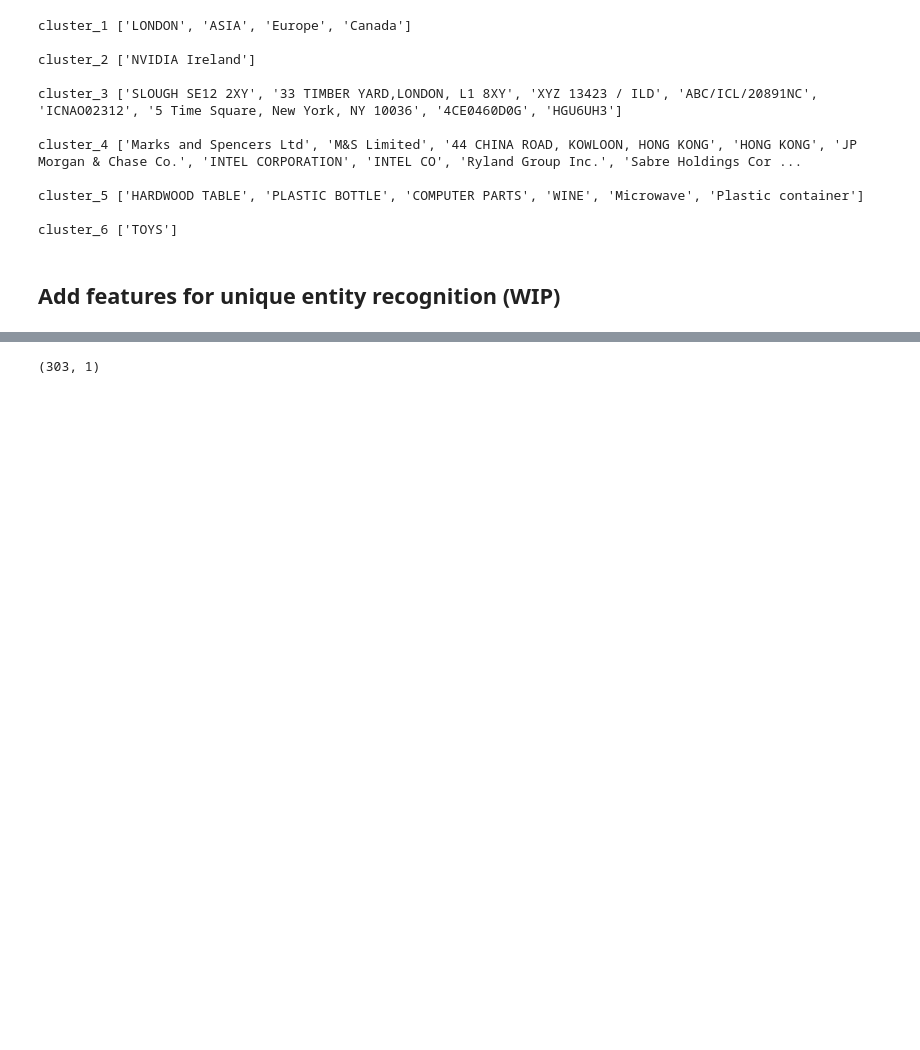
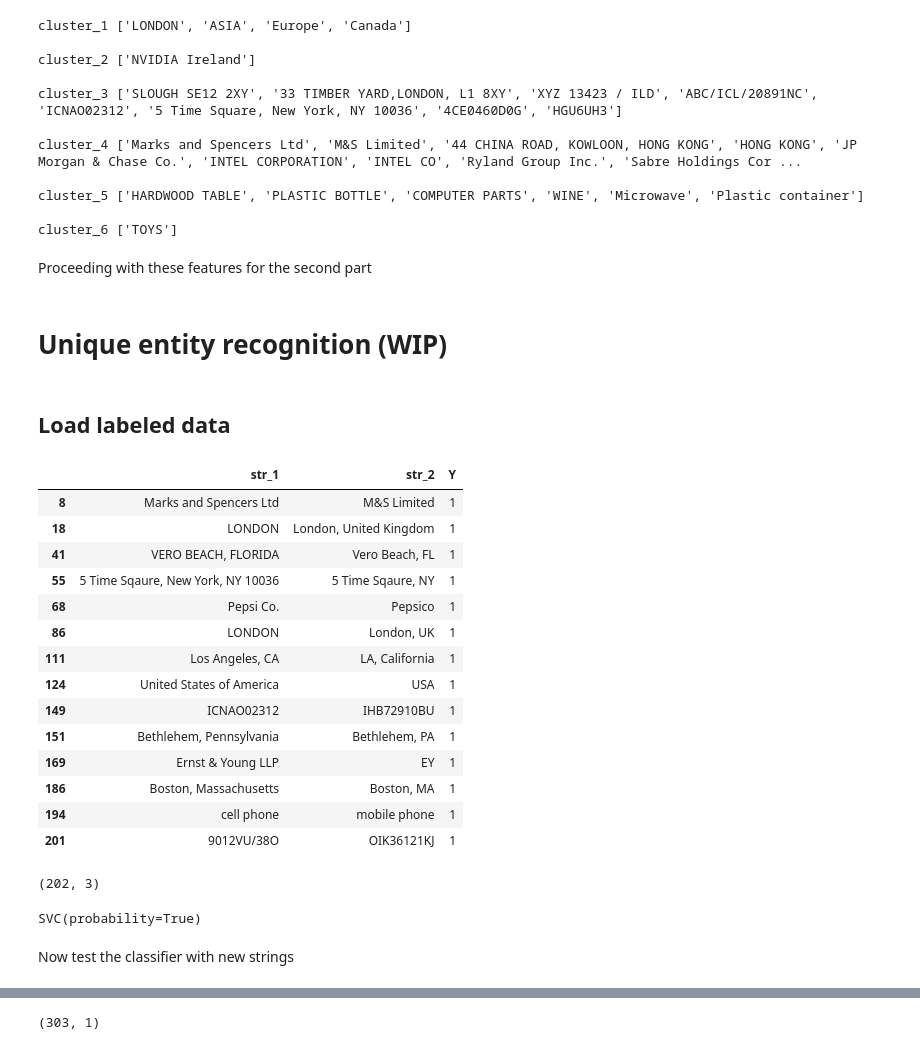
Before and after one commit to zhenyuli1216/Unique-Entity-Identification, a Jupyter notebook: src/v2.ipynb, the cells around one changed output, grey strips where cells are left out. Drawn from its saved outputs; the diff is of its cells as text; code cells hidden in the pictures; blank space fills up the shorter version.

```diff
--- a/src/v2.ipynb
+++ b/src/v2.ipynb
@@ -222,4 +190,6 @@ df = df.drop(columns = ['hierarchy_label'])
+# %% [markdown]
+Proceeding with these features for the second part
 # %% [markdown]
-## Add features for unique entity recognition (WIP)
+# Unique entity recognition (WIP)
 # %%
 import scipy.spatial.distance as D
@@ -225,0 +197,26 @@ import scipy.spatial.distance as D
+# %% [markdown]
+## Load labeled data
+# %%
+labeled = pd.read_excel('../data/Book1.xlsx') # test string INTEL CORPORATION
+# %%
+labeled[labeled.Y==1] # I created some examples of equivalent entities
+# %% [output]
+|  | str_1 | str_2 | Y |
+| 8 | Marks and Spencers Ltd | M&S Limited | 1 |
+| 18 | LONDON | London, United Kingdom | 1 |
+| 41 | VERO BEACH, FLORIDA | Vero Beach, FL | 1 |
+| 55 | 5 Time Sqaure, New York, NY 10036 | 5 Time Sqaure, NY | 1 |
+| 68 | Pepsi Co. | Pepsico | 1 |
+| 86 | LONDON | London, UK | 1 |
+| 111 | Los Angeles, CA | LA, California | 1 |
+| 124 | United States of America | USA | 1 |
+| 149 | ICNAO02312 | IHB72910BU | 1 |
+| 151 | Bethlehem, Pennsylvania | Bethlehem, PA | 1 |
+| 169 | Ernst & Young LLP | EY | 1 |
+| 186 | Boston, Massachusetts | Boston, MA | 1 |
+| 194 | cell phone | mobile phone | 1 |
+| 201 | 9012VU/38O | OIK36121KJ | 1 |
+# %%
+labeled.shape
+# %% [output]
+(202, 3)
@@ -225,0 +288,11 @@ import scipy.spatial.distance as D
+# %%
+# Train a simple SVM
+labeled_df = process_df(labeled)
+X_train = np.array(labeled_df['X'].tolist())
+Y_train = labeled_df['Y'].values
+clf = svm.SVC(probability = True)
+clf.fit(X_train, Y_train)
+# %% [output]
+SVC(probability=True)
+# %% [markdown]
+Now test the classifier with new strings
```
Also changed, not shown: parts of 43 cells of this notebook, 2 other files.
